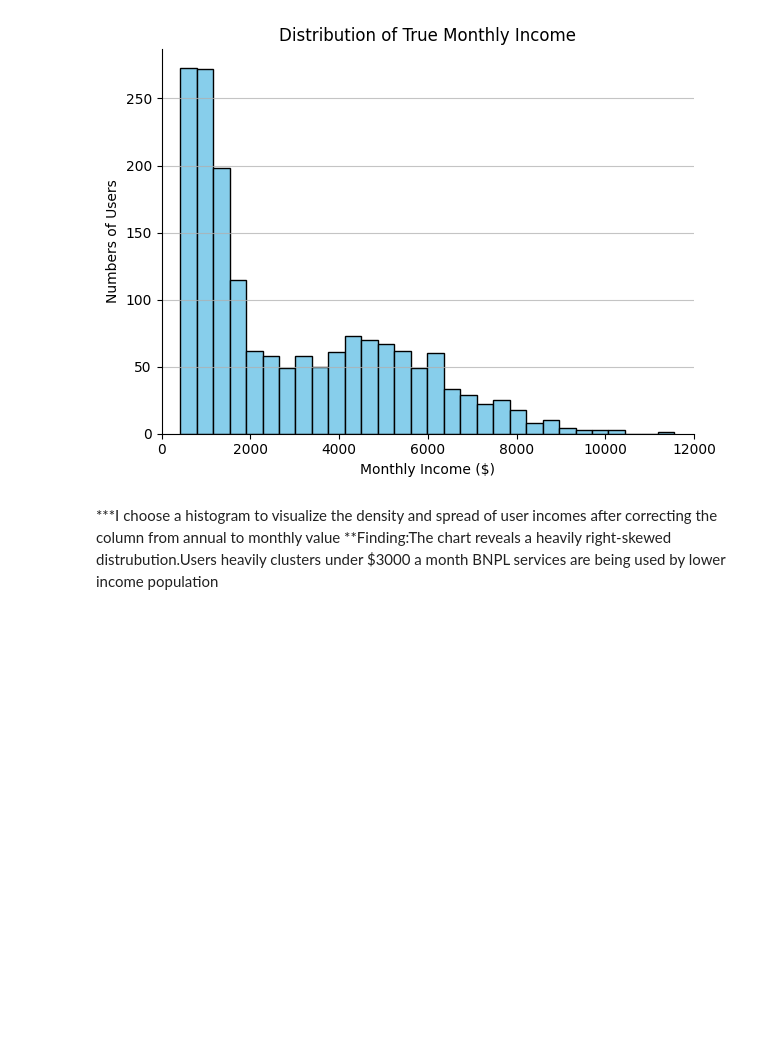
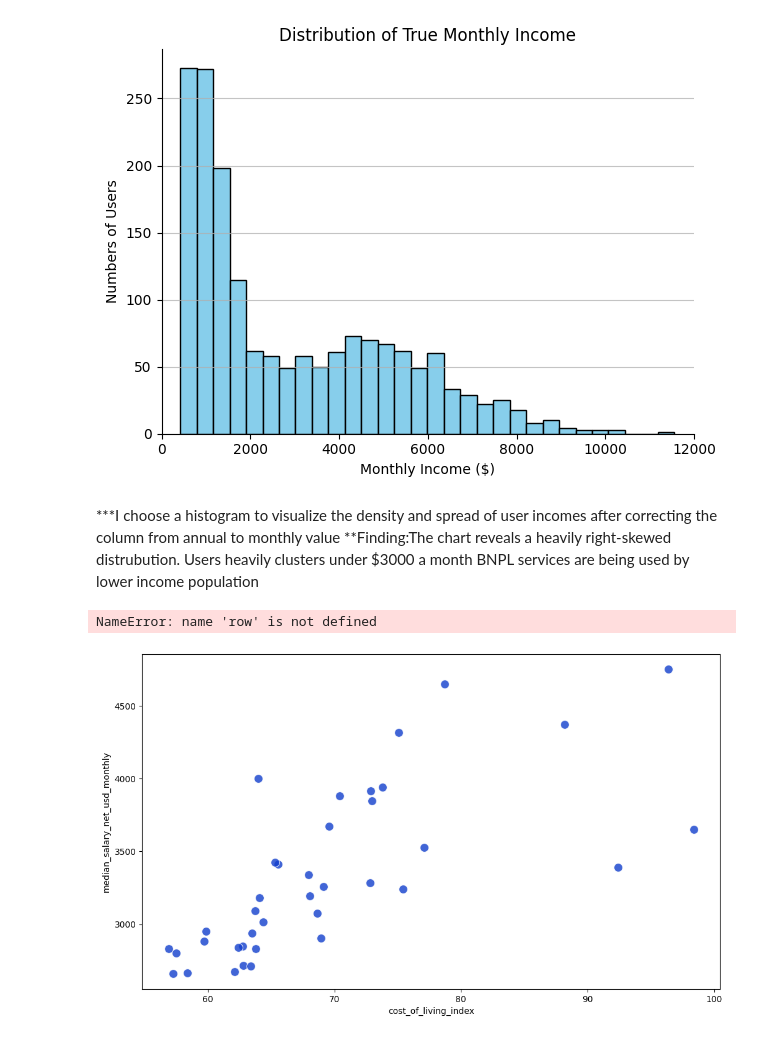
Before and after one commit to NaniCode725/Buy-Now-Pay-Later-Credit-Risk-Prediction, a Jupyter notebook: Data/Notebooks/visualization.ipynb, the cells around one changed output. Drawn from its saved outputs; the diff is of its cells as text; code cells hidden in the pictures; blank space fills up the shorter version.

```diff
--- a/Data/Notebooks/visualization.ipynb
+++ b/Data/Notebooks/visualization.ipynb
@@ -290,5 +277,5 @@ plt.show()
 [figure]
 # %% [markdown]
 ***I choose a histogram to visualize the density and spread of user incomes after correcting the column from annual to monthly value
-**Finding:The chart reveals a heavily right-skewed distrubution.Users heavily clusters under $3000 a month
+**Finding:The chart reveals a heavily right-skewed distrubution. Users heavily clusters under $3000 a month
 BNPL services are being used by lower income population
@@ -294,0 +285,38 @@ BNPL services are being used by lower income population
+# %%
+#Filtering the most recent year of data
+salary_2024 = Finance[Finance['year'] == 2024].copy()
+
+#Grouping by state to get average cost of living index and monthly net salary per state
+state_economy = salary_2024.groupby('state')[['cost_of_living_index', 'median_salary_net_usd_monthly']].mean().reset_index()
+
+#creating a scatter plot layout
+plt.figure(figsize=(12, 7))
+sns.scatterplot(
+    data=state_economy,
+    x='cost_of_living_index',
+    y='median_salary_net_usd_monthly',
+    color="#123eccee",
+    s=100,
+    alpha=0.8
+)
+
+plt.text(
+    x=row['cost_of_living_index']+ 0.5,
+    y=row['median_salary_net_usd_monthly'],
+    s=row['state'],
+    fontsize=9,
+    alpha=0.85
+)
+plt.title('US State Economic Pressure: Net Montly Salary vs. Cost of Living Index (2024)', fontsize=14, fontweight='bold', pad=15)
+plt.xlabel('Cost of Living Index', fontsize=12)
+plt.ylabel('Median Net Monthly Salary ($ USD)', fontsize=12)
+
+ax=plt.gca()
+ax.spines['top'].set_visible(False)
+ax.spines['right'].set_visible(False)
+
+plt.tight_layout()
+plt.show()
+# %% [output]
+NameError: name 'row' is not defined
+[figure, added]
```
Also changed, not shown: parts of 2 cells of this notebook, 2 other files.
